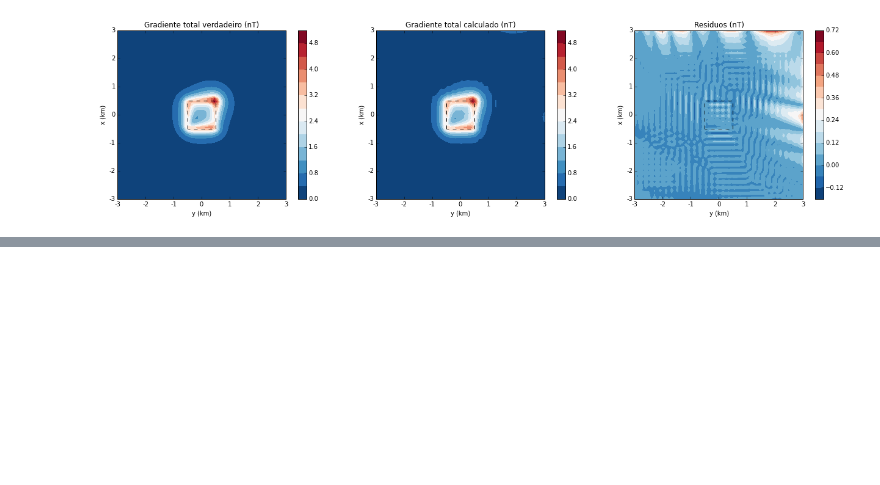
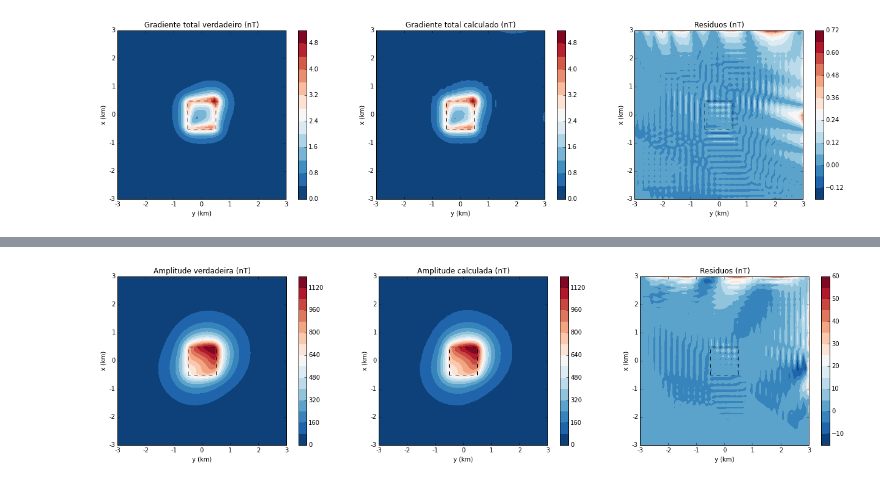
Before and after one commit to birocoles/Disciplina-metodos-potenciais, a Jupyter notebook: Aulas/Camada_equivalente/camada_equivalente_mag.ipynb, the cells around one changed output, grey strips where cells are left out. Cells and saved outputs as stored; diff of their text form; code cells hidden in the pictures; blank space fills up the shorter version.

```diff
--- a/Aulas/Camada_equivalente/camada_equivalente_mag.ipynb
+++ b/Aulas/Camada_equivalente/camada_equivalente_mag.ipynb
@@ -435,0 +440,12 @@ mpl.show()
+# %%
+bx = prism.bx(xp, yp, zp, model)
+by = prism.by(xp, yp, zp, model)
+bz = prism.bz(xp, yp, zp, model)
+# %%
+amp_B = np.sqrt(bx**2. + by**2. + bz**2.)
+# %%
+bx_calculada = sphere.bx(xp, yp, zp, camada)
+by_calculada = sphere.by(xp, yp, zp, camada)
+bz_calculada = sphere.bz(xp, yp, zp, camada)
+# %%
+amp_B_calculada = np.sqrt(bx_calculada**2. + by_calculada**2. + bz_calculada**2.)
@@ -435,0 +560,42 @@ mpl.show()
+# %%
+mpl.close('all')
+mpl.figure(figsize=(18,4.5))
+
+mpl.subplot(1,3,1)
+mpl.title("Amplitude verdadeira (nT)")
+mpl.axis('scaled')
+mpl.contourf(yp, xp, amp_B, shape, 15, cmap=mpl.get_cmap('RdBu_r'))
+mpl.colorbar()
+for i, sq in enumerate(projecao):
+    mpl.square(sq, style='--k', linewidth=1.0, xy2ne=True)
+mpl.xlabel('y (km)')
+mpl.ylabel('x (km)')
+mpl.m2km()
+
+mpl.subplot(1,3,2)
+mpl.title("Amplitude calculada (nT)")
+mpl.axis('scaled')
+mpl.contourf(yp, xp, amp_B_calculada, shape, 15, cmap=mpl.get_cmap('RdBu_r'))
+mpl.colorbar()
+for i, sq in enumerate(projecao):
+    mpl.square(sq, style='--k', linewidth=1.0, xy2ne=True)
+mpl.xlabel('y (km)')
+mpl.ylabel('x (km)')
+mpl.m2km()
+
+mpl.subplot(1,3,3)
+mpl.title("Residuos (nT)")
+mpl.axis('scaled')
+mpl.contourf(yp, xp, amp_B_calculada - amp_B, shape, 15, cmap=mpl.get_cmap('RdBu_r'))
+mpl.colorbar()
+for i, sq in enumerate(projecao):
+    mpl.square(sq, style='--k', linewidth=1.0, xy2ne=True)
+mpl.xlabel('y (km)')
+mpl.ylabel('x (km)')
+mpl.m2km()
+
+mpl.tight_layout()
+
+mpl.show()
+# %% [output]
+[figure, added]
```
Also changed, not shown: parts of 3 cells of this notebook, 3 other files.
